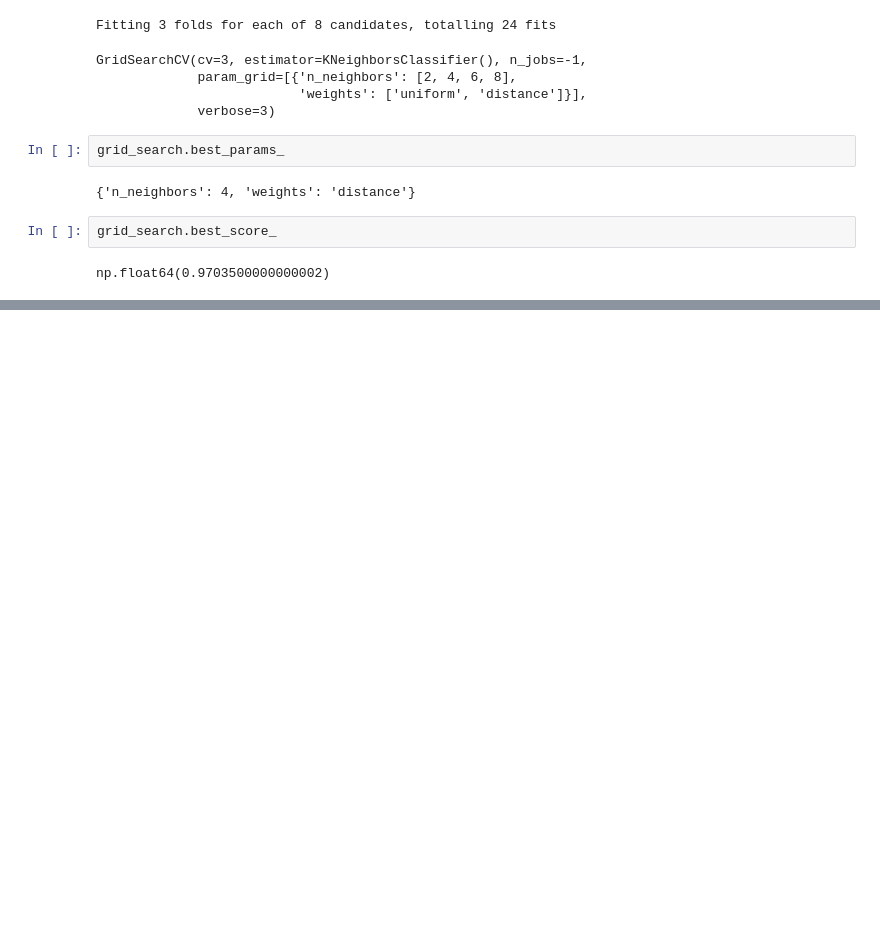
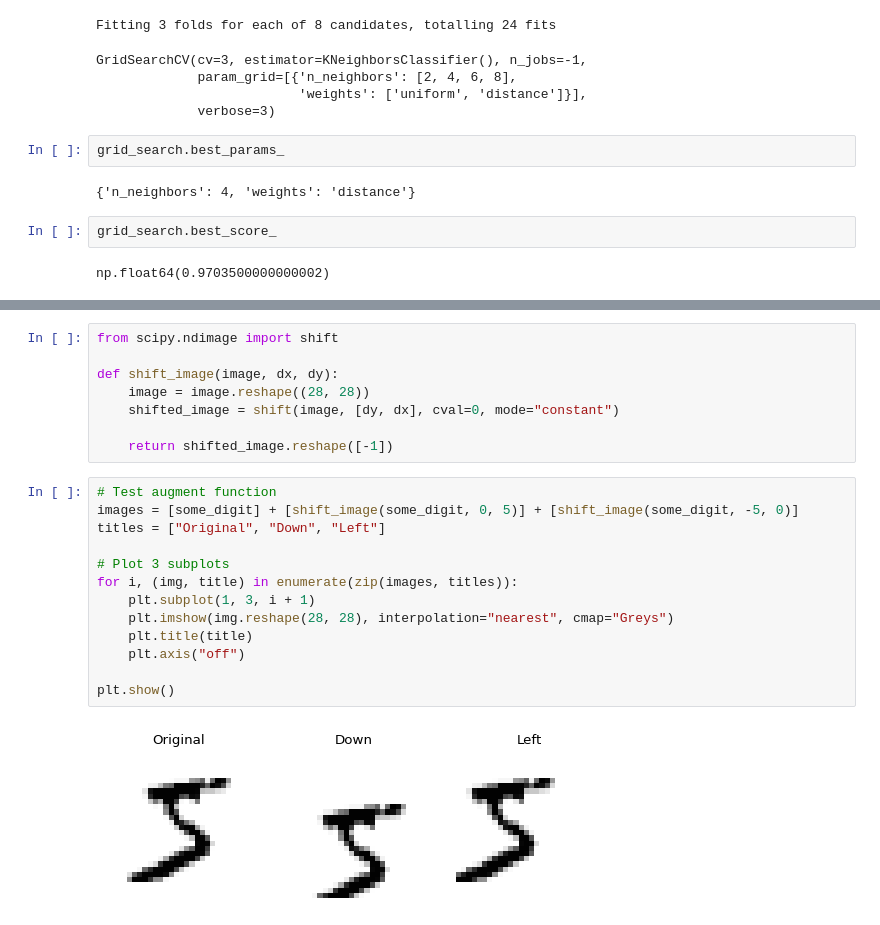
Before and after one commit to KANGWEII/hands_on_ml, a Jupyter notebook: Chapter03/classification.ipynb, the cells around one changed output, grey strips where cells are left out. Saved outputs shown, nothing was run; the diff lists cells and outputs as text; blank space fills up the shorter version.

```diff
--- a/Chapter03/classification.ipynb
+++ b/Chapter03/classification.ipynb
@@ -759,0 +767,23 @@ np.float64(0.9703500000000002)
+# %%
+from scipy.ndimage import shift
+
+def shift_image(image, dx, dy):
+    image = image.reshape((28, 28))
+    shifted_image = shift(image, [dy, dx], cval=0, mode="constant")
+
+    return shifted_image.reshape([-1])
+# %%
+# Test augment function
+images = [some_digit] + [shift_image(some_digit, 0, 5)] + [shift_image(some_digit, -5, 0)]
+titles = ["Original", "Down", "Left"]
+
+# Plot 3 subplots
+for i, (img, title) in enumerate(zip(images, titles)):
+    plt.subplot(1, 3, i + 1)
+    plt.imshow(img.reshape(28, 28), interpolation="nearest", cmap="Greys")
+    plt.title(title)
+    plt.axis("off")
+
+plt.show()
+# %% [output]
+[figure, added]
```
Also changed, not shown: parts of 7 cells of this notebook.
